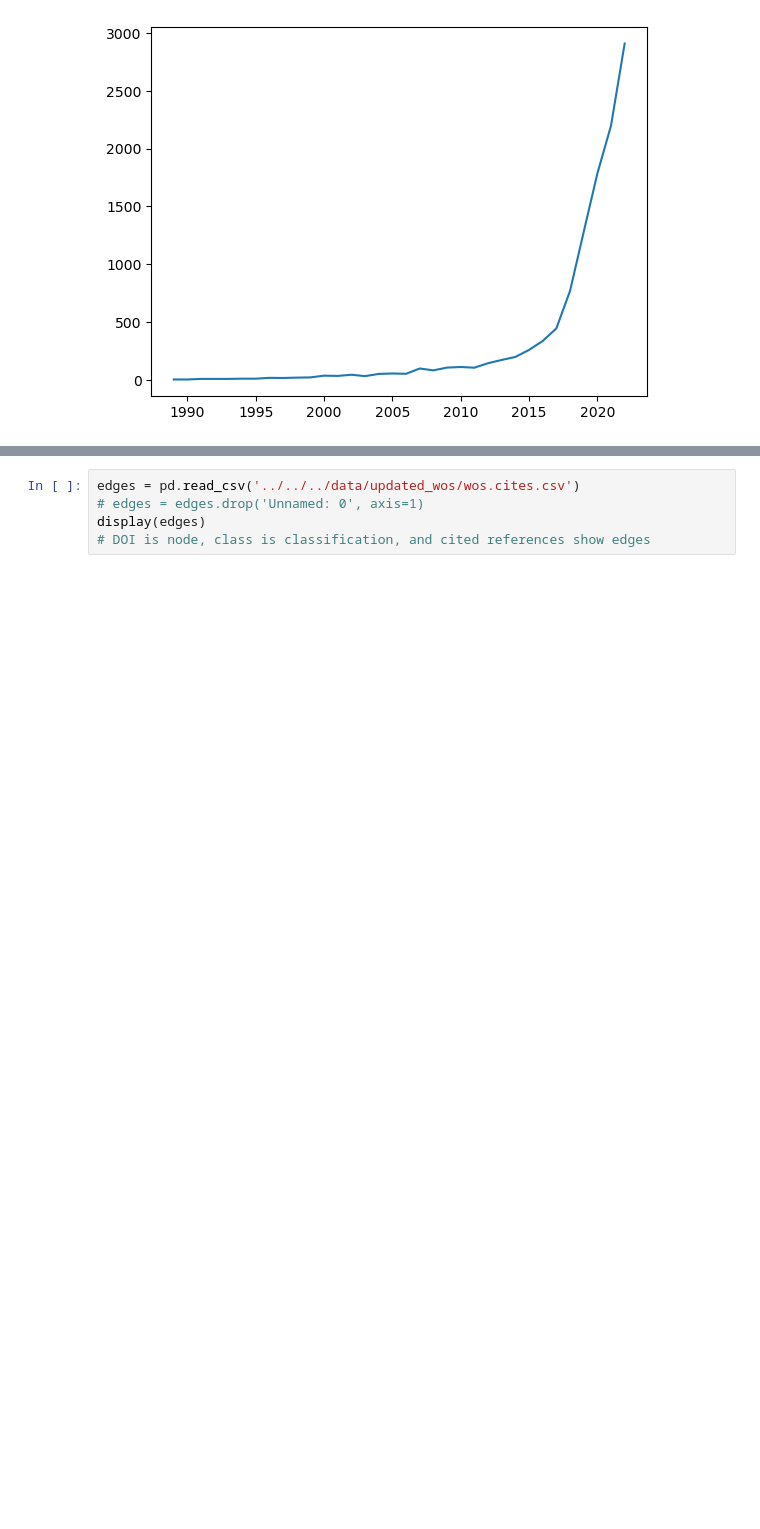
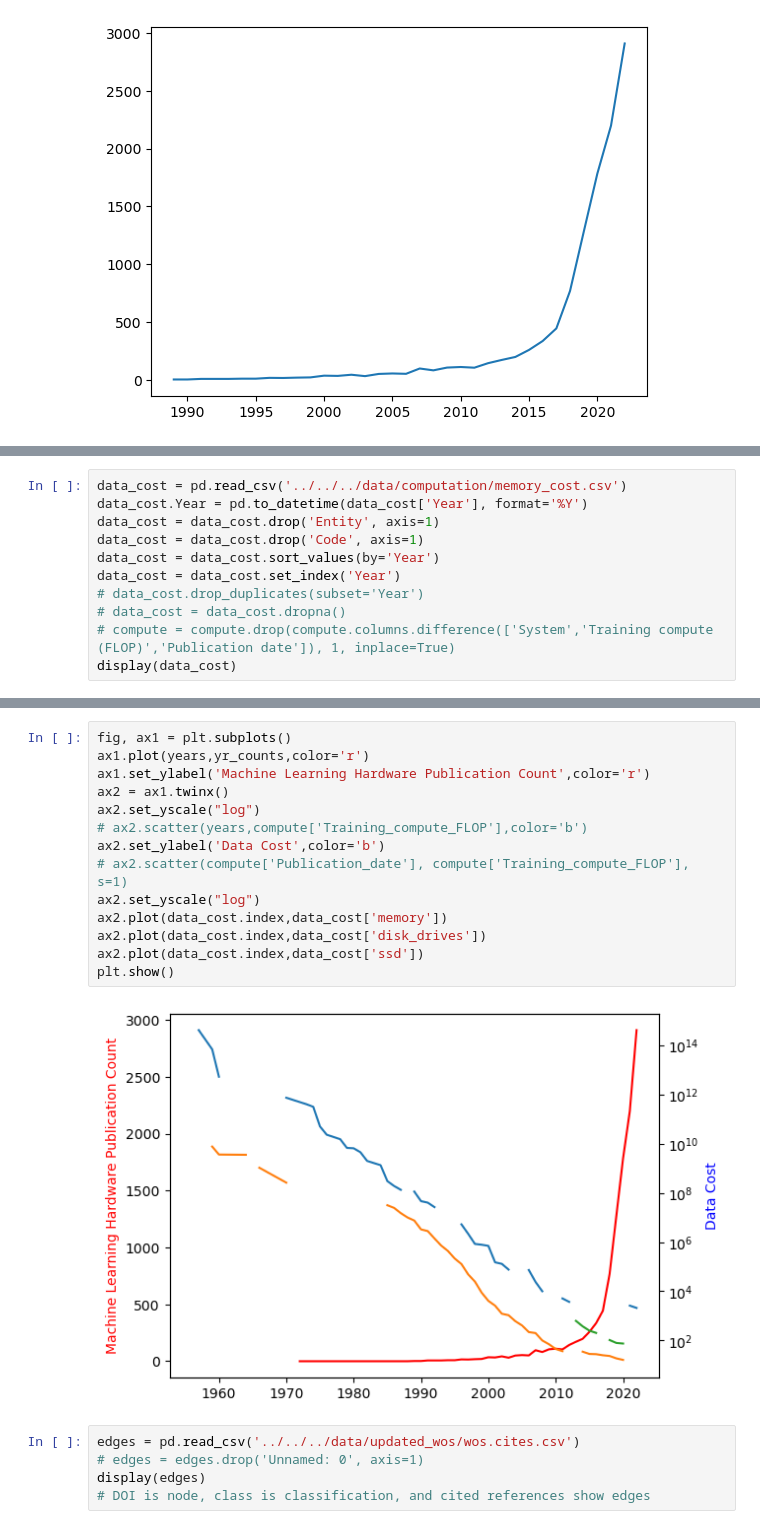
Before and after one commit to rreece15/Collaborative-Networks-In-Machine-Learning, a Jupyter notebook: Riherd_Chiu_project_code/model/wos/custom_class_updated2.ipynb, the cells around one changed output, grey strips where cells are left out. Saved outputs shown, nothing was run; the diff lists cells and outputs as text; blank space fills up the shorter version.

```diff
--- a/Riherd_Chiu_project_code/model/wos/custom_class_updated2.ipynb
+++ b/Riherd_Chiu_project_code/model/wos/custom_class_updated2.ipynb
@@ -47,0 +158,11 @@ plt.plot(yr_counts)
+# %%
+data_cost = pd.read_csv('../../../data/computation/memory_cost.csv')
+data_cost.Year = pd.to_datetime(data_cost['Year'], format='%Y')
+data_cost = data_cost.drop('Entity', axis=1)
+data_cost = data_cost.drop('Code', axis=1)
+data_cost = data_cost.sort_values(by='Year')
+data_cost = data_cost.set_index('Year')
+# data_cost.drop_duplicates(subset='Year')
+# data_cost = data_cost.dropna()
+# compute = compute.drop(compute.columns.difference(['System','Training compute (FLOP)','Publication date']), 1, inplace=True)
+display(data_cost)
@@ -48,3 +188,19 @@ plt.plot(yr_counts)
+# %%
+fig, ax1 = plt.subplots()
+ax1.plot(years,yr_counts,color='r')
+ax1.set_ylabel('Machine Learning Hardware Publication Count',color='r')
+ax2 = ax1.twinx()
+ax2.set_yscale("log")
+# ax2.scatter(years,compute['Training_compute_FLOP'],color='b')
+ax2.set_ylabel('Data Cost',color='b')
+# ax2.scatter(compute['Publication_date'], compute['Training_compute_FLOP'], s=1)
+ax2.set_yscale("log")
+ax2.plot(data_cost.index,data_cost['memory'])
+ax2.plot(data_cost.index,data_cost['disk_drives'])
+ax2.plot(data_cost.index,data_cost['ssd'])
+plt.show()
+# %% [output]
+[figure, added]
 # %%
 edges = pd.read_csv('../../../data/updated_wos/wos.cites.csv')
 # edges = edges.drop('Unnamed: 0', axis=1)
```
Also changed, not shown: parts of 6 cells of this notebook.
